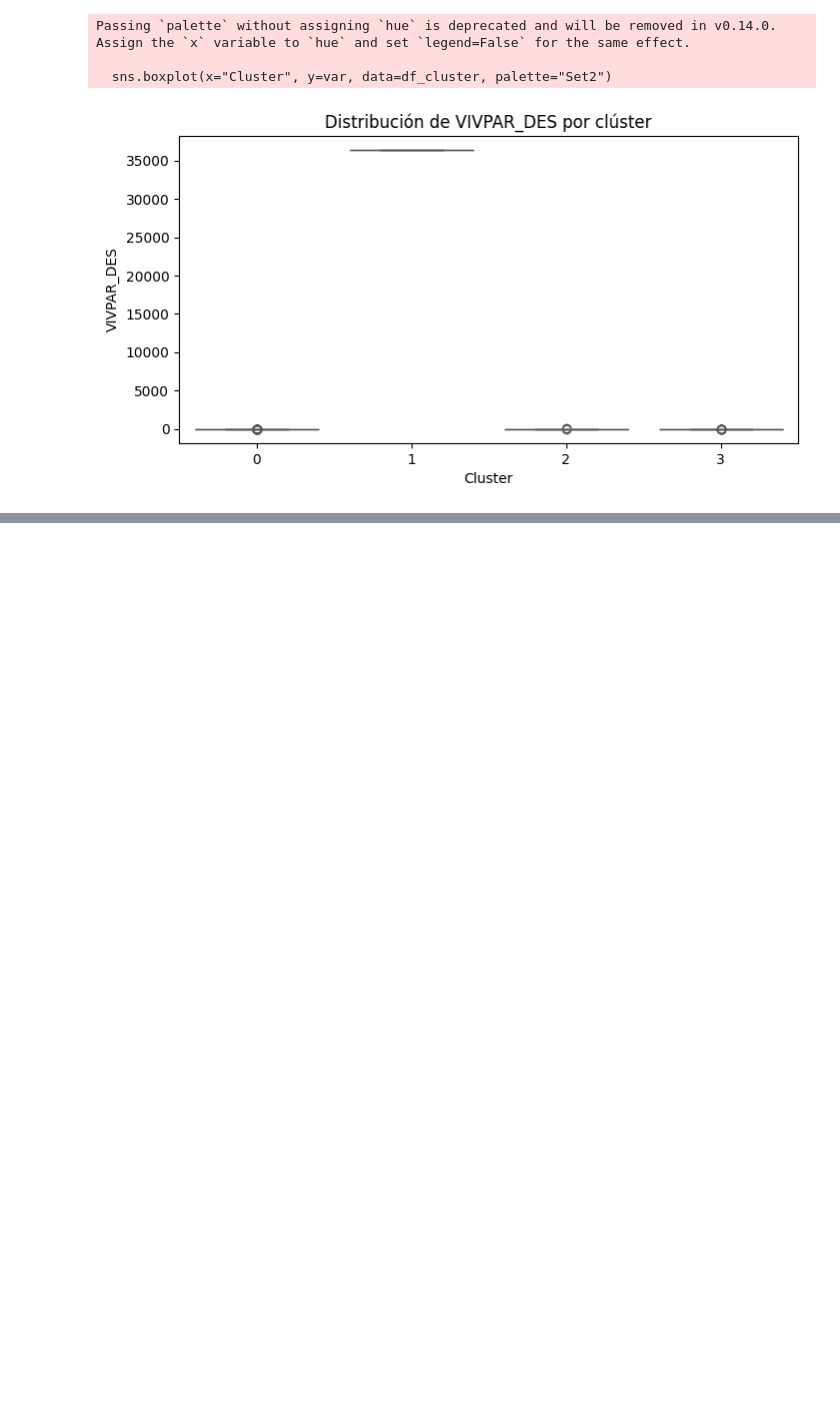
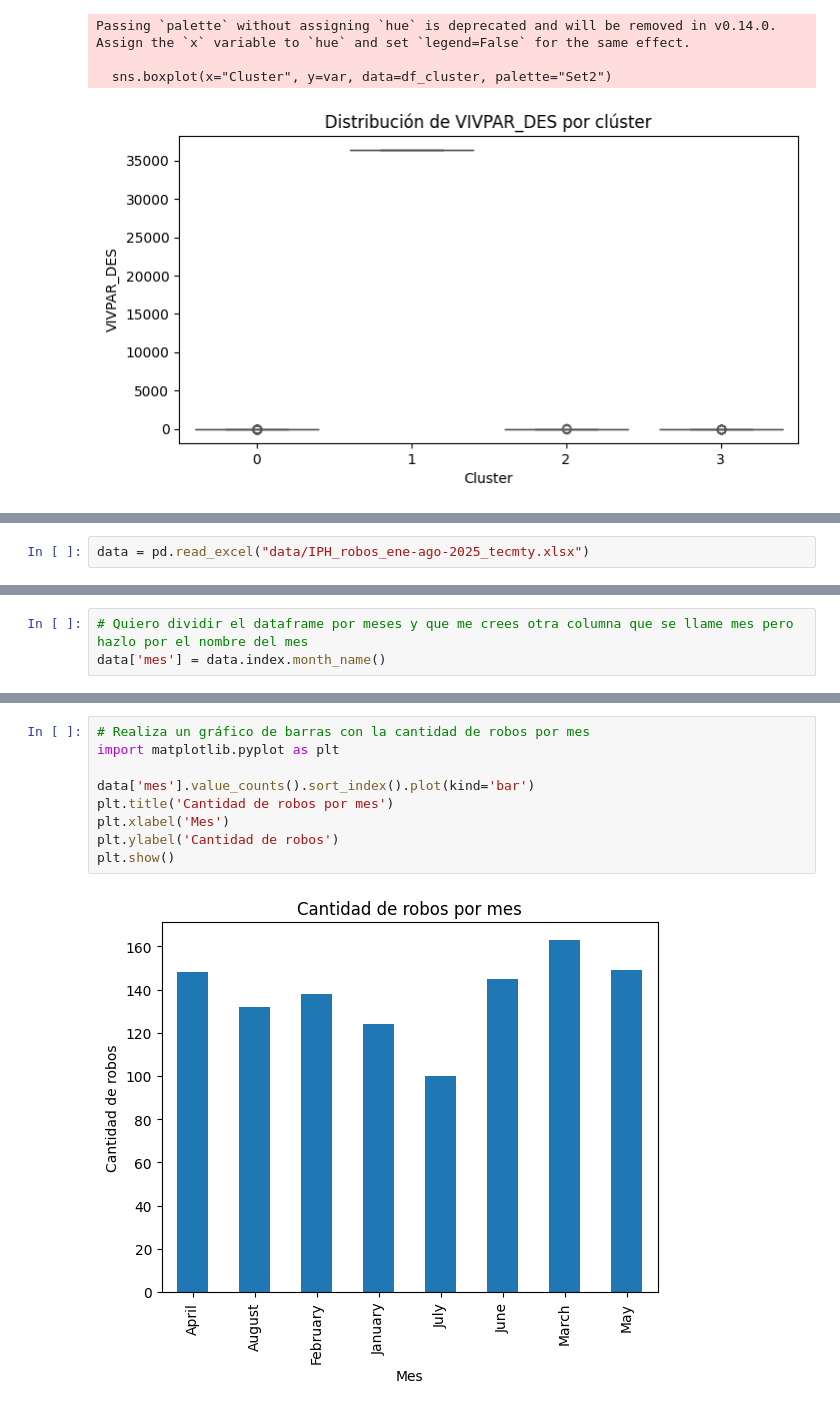
Before and after one commit to CLA-TI3001C-AD2025-G100/A01563230-EDA, a Jupyter notebook: CLUSTERING_MOD.ipynb, the cells around one changed output, grey strips where cells are left out. Drawn from its saved outputs; the diff is of its cells as text; blank space fills up the shorter version.

```diff
--- a/CLUSTERING_MOD.ipynb
+++ b/CLUSTERING_MOD.ipynb
@@ -313,0 +321,2 @@ Passing `palette` without assigning `hue` is deprecated and will be removed in v
+# %%
+data = pd.read_excel("data/IPH_robos_ene-ago-2025_tecmty.xlsx")
@@ -313,0 +332,3 @@ Passing `palette` without assigning `hue` is deprecated and will be removed in v
+# %%
+# Quiero dividir el dataframe por meses y que me crees otra columna que se llame mes pero hazlo por el nombre del mes
+data['mes'] = data.index.month_name()
@@ -313,0 +345,11 @@ Passing `palette` without assigning `hue` is deprecated and will be removed in v
+# %%
+# Realiza un gráfico de barras con la cantidad de robos por mes
+import matplotlib.pyplot as plt
+
+data['mes'].value_counts().sort_index().plot(kind='bar')
+plt.title('Cantidad de robos por mes')
+plt.xlabel('Mes')
+plt.ylabel('Cantidad de robos')
+plt.show()
+# %% [output]
+[figure, added]
```
Also changed, not shown: parts of 10 cells of this notebook.
